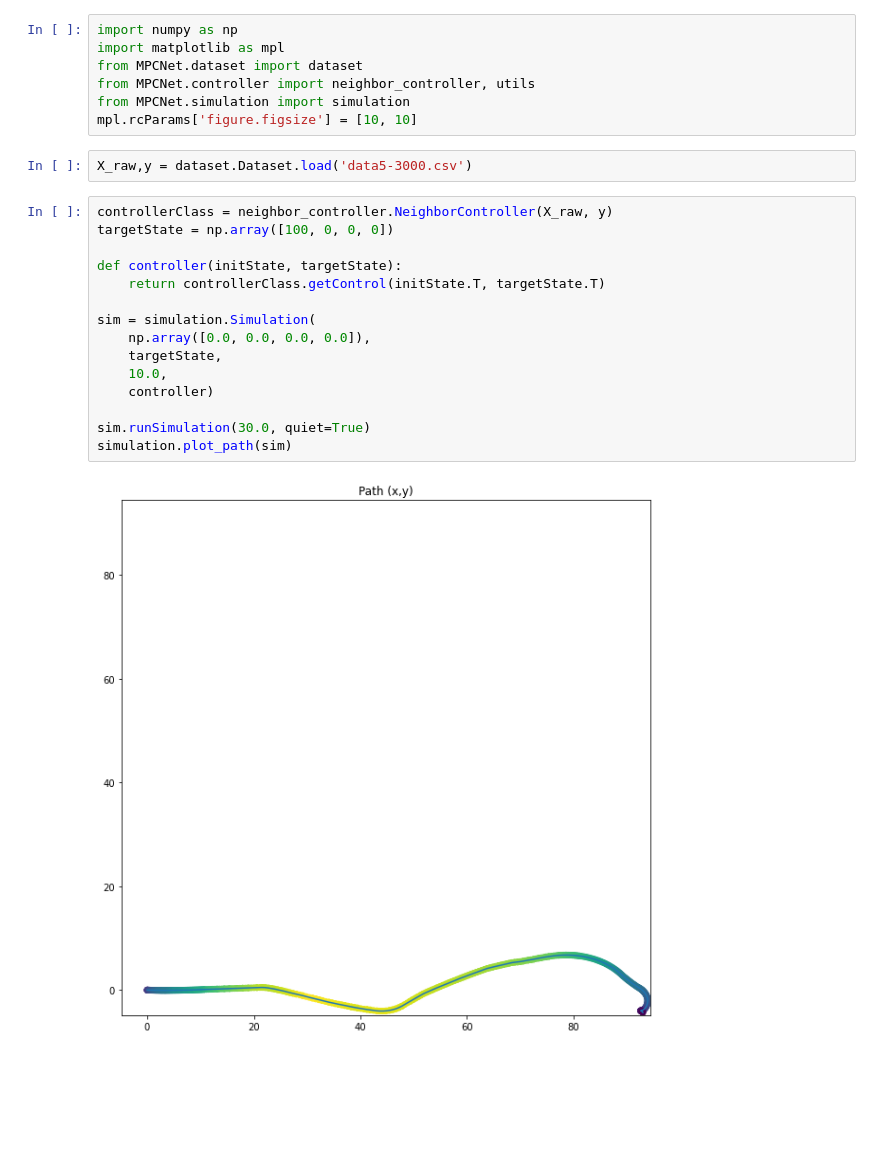
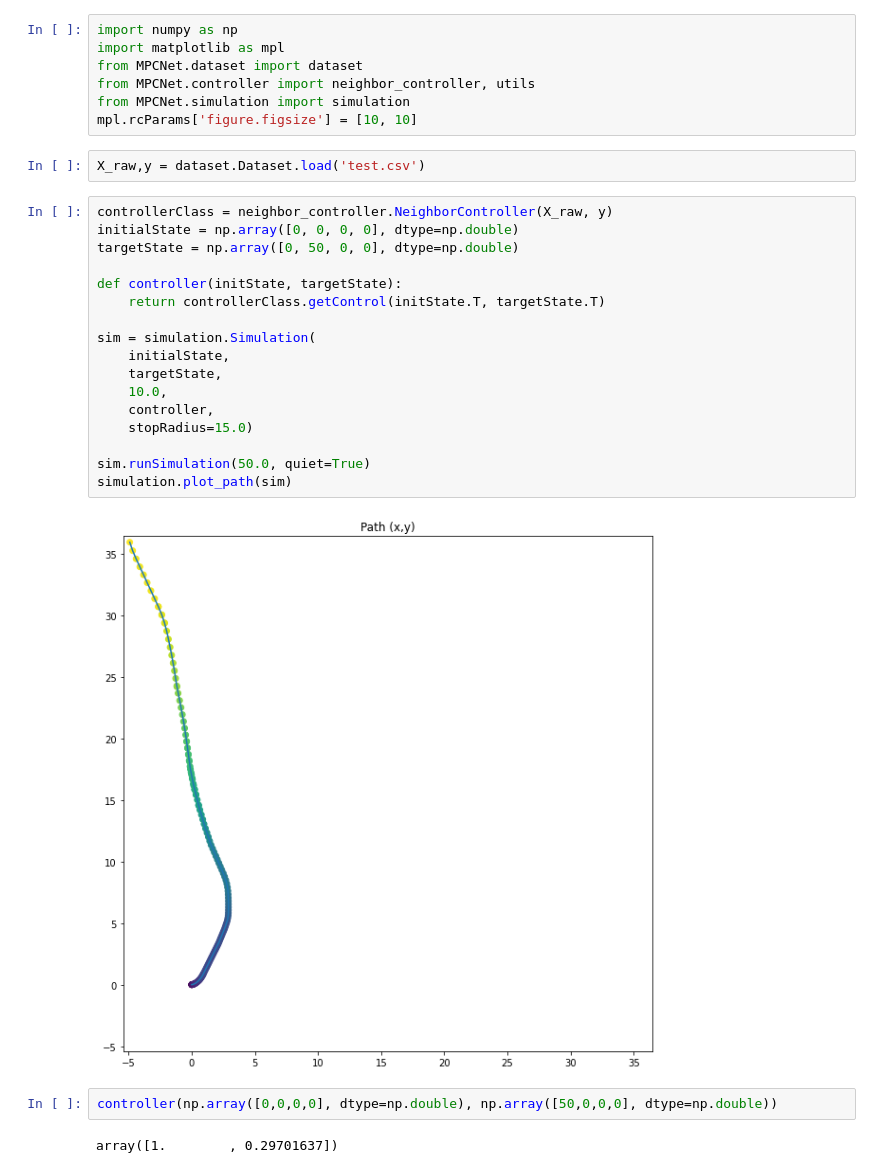
Before and after one commit to freiremelgiz/ECE539_FinalProject, a Jupyter notebook: Nearest Neighbor Controller.ipynb, the cells around one changed output. Saved outputs shown, nothing was run; the diff lists cells and outputs as text; blank space fills up the shorter version.

```diff
--- a/Nearest Neighbor Controller.ipynb
+++ b/Nearest Neighbor Controller.ipynb
@@ -8,22 +8,28 @@ from MPCNet.controller import neighbor_controller, utils
 from MPCNet.simulation import simulation
 mpl.rcParams['figure.figsize'] = [10, 10]
 # %%
-X_raw,y = dataset.Dataset.load('data5-3000.csv')
+X_raw,y = dataset.Dataset.load('test.csv')
 # %%
 controllerClass = neighbor_controller.NeighborController(X_raw, y)
-targetState = np.array([100, 0, 0, 0])
+initialState = np.array([0, 0, 0, 0], dtype=np.double)
+targetState = np.array([0, 50, 0, 0], dtype=np.double)
 
 def controller(initState, targetState):
     return controllerClass.getControl(initState.T, targetState.T)
 
 sim = simulation.Simulation(
-    np.array([0.0, 0.0, 0.0, 0.0]),
+    initialState,
     targetState,
     10.0,
-    controller)
+    controller,
+    stopRadius=15.0)
 
-sim.runSimulation(30.0, quiet=True)
+sim.runSimulation(50.0, quiet=True)
 simulation.plot_path(sim)
 # %% [output]
-[figure, old version]
+[figure, new version]
+# %%
+controller(np.array([0,0,0,0], dtype=np.double), np.array([50,0,0,0], dtype=np.double))
+# %% [output]
+array([1.        , 0.29701637])
 # %%
```
Also changed, not shown: parts of 1 cell of this notebook, 6 other files.
